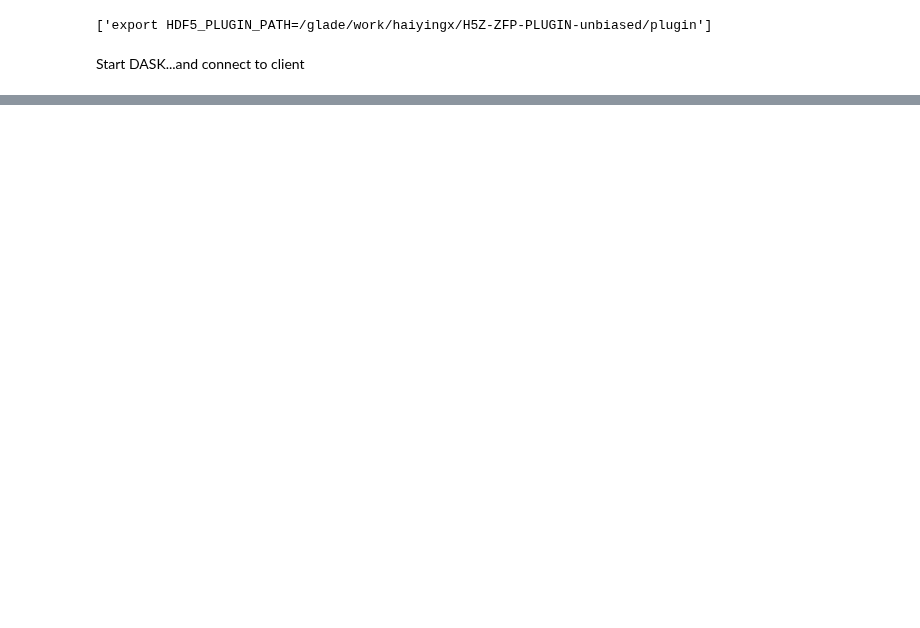
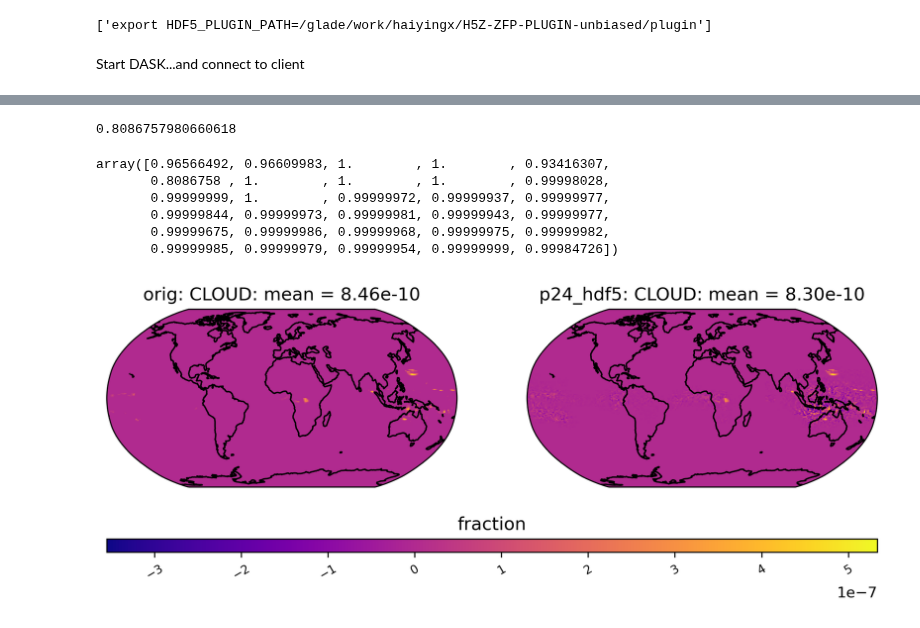
Before and after one commit to pinarda/lcr, a Jupyter notebook: notebooks/allison/allizfp_filter.ipynb, the cells around one changed output, grey strips where cells are left out. Cells and saved outputs as stored; diff of their text form; code cells hidden in the pictures; blank space fills up the shorter version.

```diff
--- a/notebooks/allison/allizfp_filter.ipynb
+++ b/notebooks/allison/allizfp_filter.ipynb
@@ -27,3 +31,12 @@ cluster = NCARCluster(project='NTDD0004', env_extra=env_list)
 cluster.adapt(minimum_jobs=1, maximum_jobs=30)
 cluster
 client = Client(cluster)
+# %%
+col_cloud = ldcpy.open_datasets("cam-fv",
+                                ["CLOUD"],
+                                 [  "/glade/p/cisl/asap/CAM_lossy_test_data_31/orig/b.e11.BRCP85C5CNBDRD.f09_g16.031.cam.h0.CLOUD.200601-201012.nc",
+                                     "/glade/p/cisl/asap/CAM_lossy_test_data_31/research/zfp_hdf5/zfp_p_24/b.e11.BRCP85C5CNBDRD.f09_g16.031.cam.h0.CLOUD.200601-201012.nc",
+                                     "/glade/p/cisl/asap/CAM_lossy_test_data_31/research/zfp_all/zfp_p_24/b.e11.BRCP85C5CNBDRD.f09_g16.031.cam.h0.CLOUD.200601-201012.nc",
+                                     "/glade/p/cisl/asap/CAM_lossy_test_data_31/research/zfp_hdf5_3Ddata_with_2Dchunking/zfp_p_24/b.e11.BRCP85C5CNBDRD.f09_g16.031.cam.h0.CLOUD.200601-201012.nc",
+                                     "/glade/p/cisl/asap/CAM_lossy_test_data_31/research/zfp_all/zfp_p_10/b.e11.BRCP85C5CNBDRD.f09_g16.031.cam.h0.CLOUD.200601-201012.nc",
+                                 ],["orig", "p24_hdf5", "p24_pc", "p24_hdf5_2d", "p10_pc"])
@@ -29,0 +105,24 @@ client = Client(cluster)
+# %%
+ssim_fp
+# %% [output]
+0.8086757980660618
+# %%
+r = diffc._ssim_levs
+r
+# %% [output]
+array([0.96566492, 0.96609983, 1.        , 1.        , 0.93416307,
+       0.8086758 , 1.        , 1.        , 1.        , 0.99998028,
+       0.99999999, 1.        , 0.99999972, 0.99999937, 0.99999977,
+       0.99999844, 0.99999973, 0.99999981, 0.99999943, 0.99999977,
+       0.99999675, 0.99999986, 0.99999968, 0.99999975, 0.99999982,
+       0.99999985, 0.99999979, 0.99999954, 0.99999999, 0.99984726])
+# %%
+ldcpy.plot(
+    col_cloud,
+    "CLOUD",
+    sets=["orig", "p24_hdf5"],
+    calc="mean", color="plasma",
+    lev=5, start = 0, end = 1
+)
+# %% [output]
+[figure, added]
```
Also changed, not shown: parts of 37 cells of this notebook.
